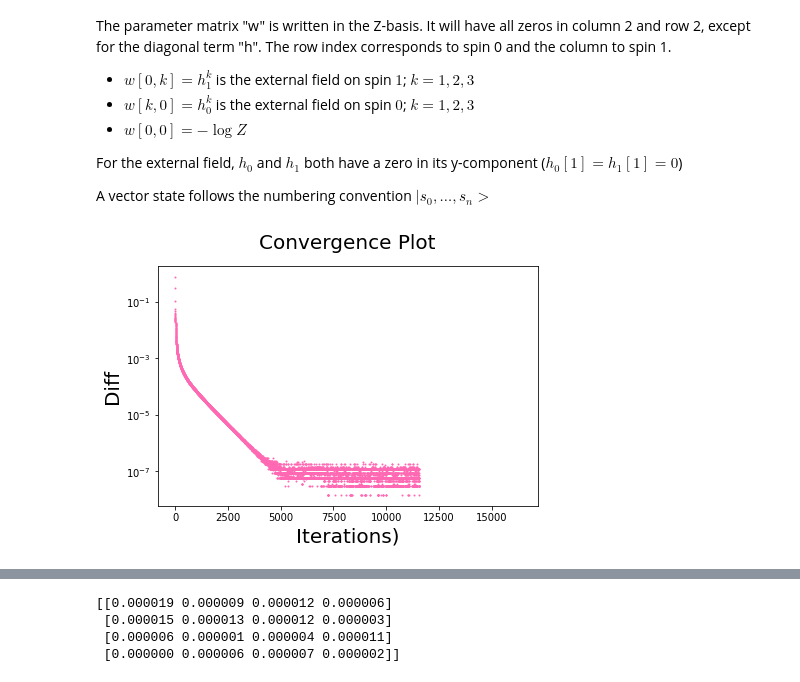
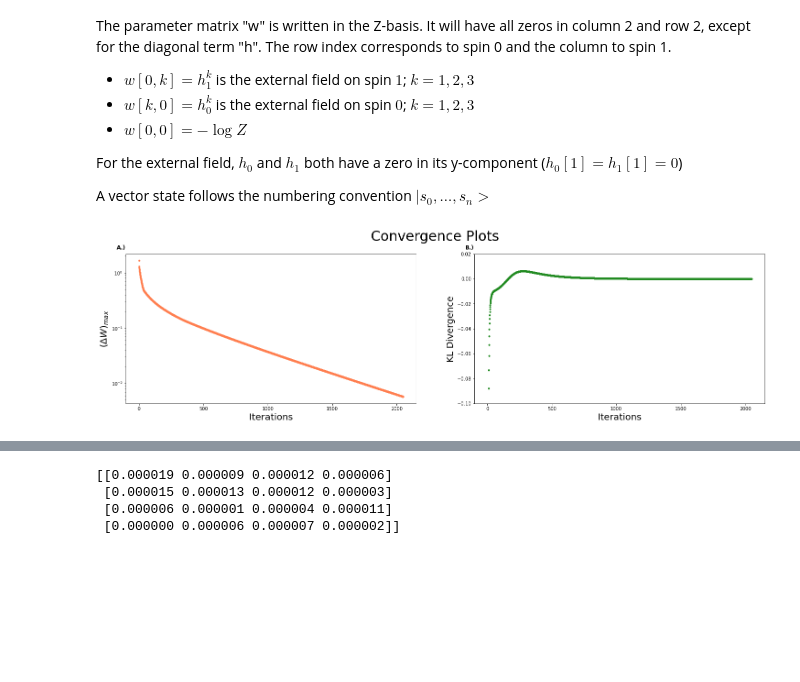
Before and after one commit to Victor-Alessandro/QBM-code, a Jupyter notebook: 2 Qubit QBM.ipynb, the cells around one changed output, grey strips where cells are left out. Saved outputs shown, nothing was run; the diff lists cells and outputs as text; code cells hidden in the pictures; blank space fills up the shorter version.

```diff
--- a/2 Qubit QBM.ipynb
+++ b/2 Qubit QBM.ipynb
@@ -158,26 +151,31 @@ def learn_w(lr, maxiter, rho_seed, eta_seed):
     """
     Train the model to fit the target distribution eta
     """
-    interactions     = generate_interaction_matrices()
+    interactions     = generate_interaction_matrices()     #  generate interaction matrices
 
-    w_eta            = generate_w(eta_seed)
-    eta, obs_clamped = generate_obs(w_eta, interactions)   # get clamped QM statistics
+    w_eta            = generate_w(eta_seed)                #  get clamped QM statistics
+    eta, obs_clamped = generate_obs(w_eta, interactions)
 
-    w                = generate_w(rho_seed)
-    rho, obs_model   = generate_obs(w, interactions)       # get free QM statistics
+    w                = generate_w(rho_seed)                #  get free QM statistics
+    rho, obs_model   = generate_obs(w, interactions)
 
-    it = 0                                                 #initialize the gradient ascent
+    it = 0                                                 #  initialize gradient ascent loop
     diff = np.max(np.abs(obs_model-obs_clamped))
-    diff_list = np.zeros(maxiter)
+    Wmax_list = np.zeros(maxiter)                          #  initialize values to store
     KL_list   = np.zeros(maxiter)
+
+
     while(diff > tol and it < maxiter):
-        w        += lr * (obs_clamped -  obs_model)        # update weights
-        rho, obs_model  = generate_obs(w, interactions)    # get free QM statistics
-        diff = np.max(np.abs(obs_model-obs_clamped))
-        diff_list[it] = diff
+        rho, obs_model  = generate_obs(w, interactions)    #  get free QM statistics
+        w              += lr * (obs_clamped -  obs_model)  #  update weights
+
+        diff = np.max(np.abs(obs_model-obs_clamped))       #  evaluate differences in clamped and model statistics
+        Wmax = np.max(np.abs(w-w_eta))
+
+        Wmax_list[it] = Wmax                               #  store values
         KL_list[it]   = KL_divergence(eta,rho)
         it += 1
-    return w, w_eta, KL_list, diff_list, it
+    return w, w_eta, KL_list, Wmax_list, it
 # %%
 eta_seed = 123      #  random seed for target distribtution
 rho_seed = 321      #  random seed for initial modeldistribtution
@@ -189,5 +187,6 @@ tol      = 1e-10     #  tolerance
 # %%
-w, w_eta, KL_list, diff_list, it = learn_w(lr, maxiter, rho_seed, eta_seed)
-plot_log(diff_list, maxiter)
+w, w_eta, KL, Wmax, it = learn_w(lr, maxiter, rho_seed, eta_seed)
+plot(it, KL, Wmax, title='Convergence Plots', size=10)
+plt.savefig('Figures/2 Qubit QBM/convergence', bbox_inches='tight')
 # %% [output]
-[figure, old version]
+[figure, new version]
```
Also changed, not shown: parts of 4 cells of this notebook, 1 other file.
